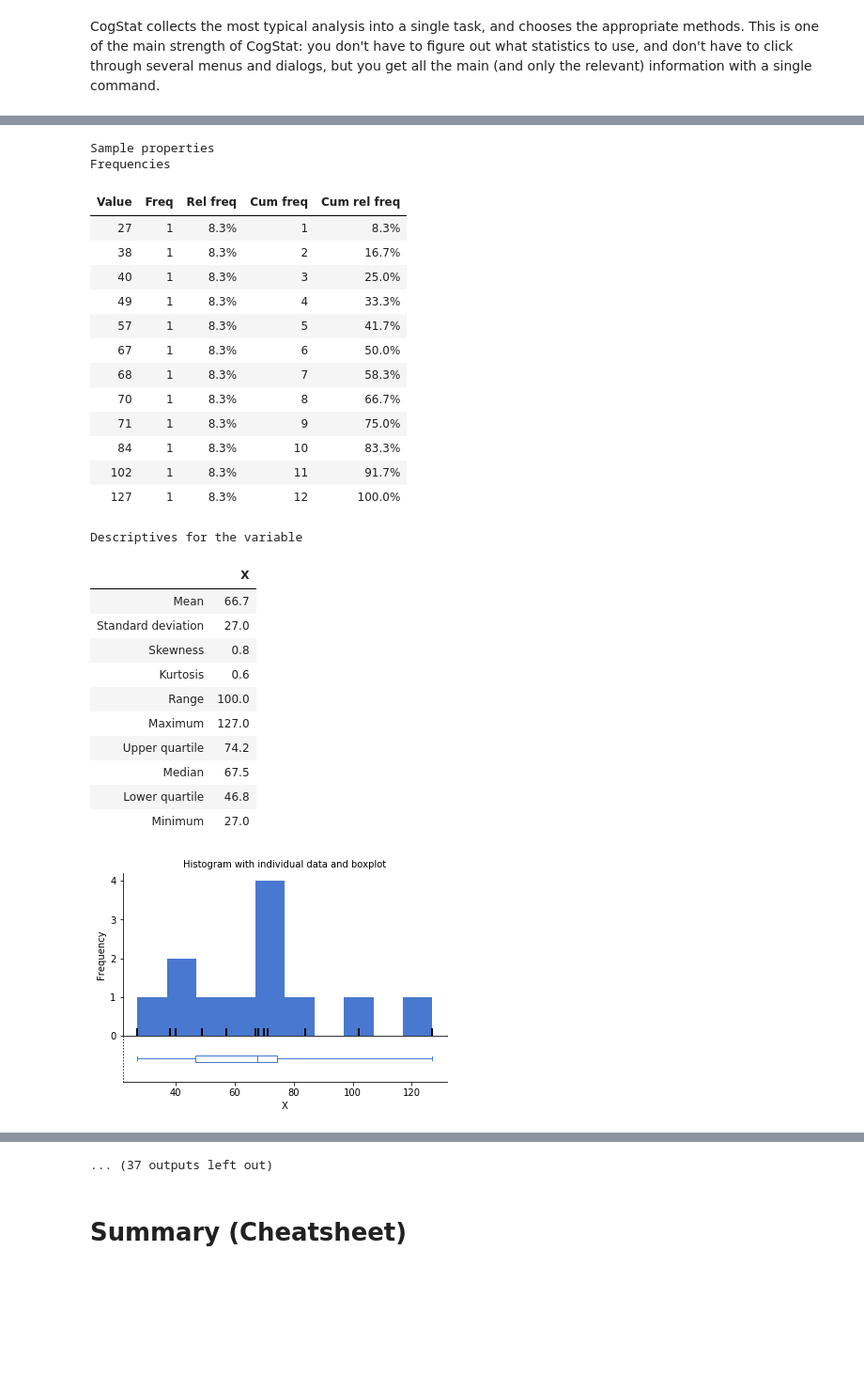
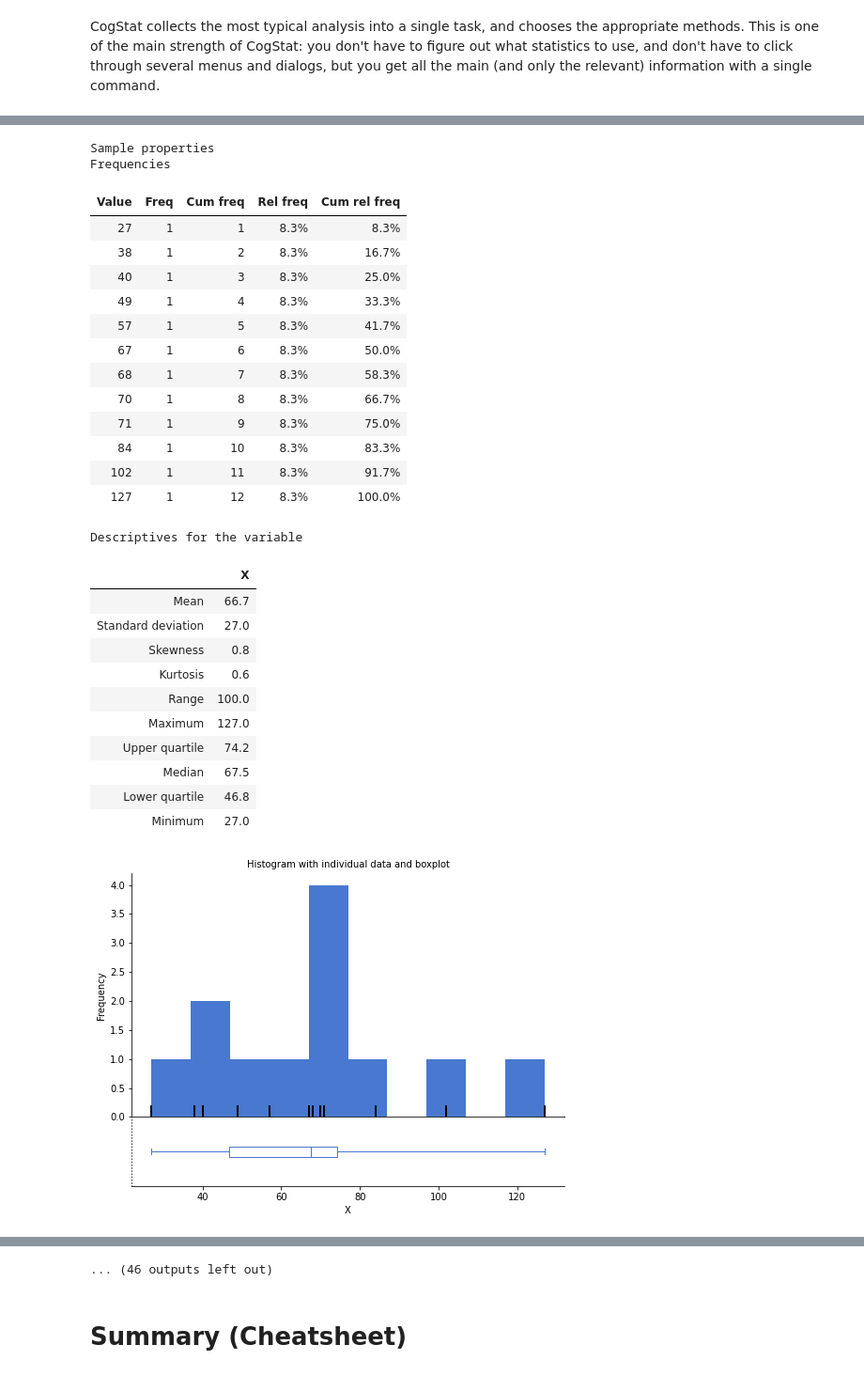
Before and after one commit to cogstat/cogstat, a Jupyter notebook: cogstat/docs/CogStat Jupyter Notebook tutorial.ipynb, the cells around one changed output, grey strips where cells are left out. Shown at 94% size. Cells and saved outputs as stored; diff of their text form; code cells hidden in the pictures; blank space fills up the shorter version.

```diff
--- a/cogstat/docs/CogStat Jupyter Notebook tutorial.ipynb
+++ b/cogstat/docs/CogStat Jupyter Notebook tutorial.ipynb
@@ -412,23 +410,26 @@ cs.display(data.print_data())
 
 ### Explore variable ###
 # Get the most important statistics of a single variable
-# Different parts of the output can be switched on and off
 cs.display(data.explore_variable('X', frequencies=True, central_value=0.0))
 # A shorter, but less readable version:
 #cs.display(data.explore_variable('X', 1, 0.0))
 
 ### Explore variable pair ###
 # Get the statistics of a variable pair
-cs.display(data.explore_variable_pair('X', 'Y'))
+# Optionally
+cs.display(data.explore_variable_pair('X', 'Y', xlims=[None, None], ylims=[None, None]))
 
 ### Pivot tables ###
 # Pivot tables are only available from the GUI at the moment
 # Fortunatelly, all CogStat pivot computations can be run in pandas
 
+### Behavioral data diffusion analyses ###
+# cs.display(data.diffusion(error_name=['error'], RT_name=['RT'], participant_name=['participant_id'], condition_names=['loudness', 'side']))
+
 ### Compare variables ###
 # Specify two or more variables to compare
-cs.display(data.compare_variables(['X', 'Y']))
-
+# Optionally set the visible range of the y axis
+cs.display(data.compare_variables(['X', 'Y'], factors=[], ylims=[None, None]))
 # To use several factors add the factor names and levels, too. Variable names will be assigned to the factor
 # level combinations automatically.
 # cs.display(data.compare_variables(['F1S1', 'F1S2', 'F2S1', 'F2S2']), factors=[['first factor', 2], ['second factor', 2]])
@@ -436,6 +437,7 @@ cs.display(data.compare_variables(['X', 'Y']))
 
 ### Compare groups ###
 # Specify a dependent and a grouping variable
-cs.display(data.compare_groups('X', grouping_variables=['TIME']))
+# Optionally set the visible range of the y axis
+cs.display(data.compare_groups('X', grouping_variables=['TIME'], ylims=[None, None]))
 # %% [output]
 Data
@@ -465,35 +467,35 @@ N of missing cases: 0
 Sample properties
 Frequencies
-| Value | Freq | Rel freq | Cum freq | Cum rel freq |
-| 27 | 1 | 8.3% | 1 | 8.3% |
-| 38 | 1 | 8.3% | 2 | 16.7% |
-| 40 | 1 | 8.3% | 3 | 25.0% |
-| 49 | 1 | 8.3% | 4 | 33.3% |
-| 57 | 1 | 8.3% | 5 | 41.7% |
-| 67 | 1 | 8.3% | 6 | 50.0% |
-| 68 | 1 | 8.3% | 7 | 58.3% |
-| 70 | 1 | 8.3% | 8 | 66.7% |
-| 71 | 1 | 8.3% | 9 | 75.0% |
-| 84 | 1 | 8.3% | 10 | 83.3% |
-| 102 | 1 | 8.3% | 11 | 91.7% |
-| 127 | 1 | 8.3% | 12 | 100.0% |
+| Value | Freq | Cum freq | Rel freq | Cum rel freq |
+| 27 | 1 | 1 | 8.3% | 8.3% |
+| 38 | 1 | 2 | 8.3% | 16.7% |
+| 40 | 1 | 3 | 8.3% | 25.0% |
+| 49 | 1 | 4 | 8.3% | 33.3% |
+| 57 | 1 | 5 | 8.3% | 41.7% |
+| 67 | 1 | 6 | 8.3% | 50.0% |
+| 68 | 1 | 7 | 8.3% | 58.3% |
+| 70 | 1 | 8 | 8.3% | 66.7% |
+| 71 | 1 | 9 | 8.3% | 75.0% |
+| 84 | 1 | 10 | 8.3% | 83.3% |
+| 102 | 1 | 11 | 8.3% | 91.7% |
+| 127 | 1 | 12 | 8.3% | 100.0% |
 Descriptives for the variable
 |  | X |
 | Mean | 66.7 |
 | Standard deviation | 27.0 |
 | Skewness | 0.8 |
 | Kurtosis | 0.6 |
 | Range | 100.0 |
 | Maximum | 127.0 |
 | Upper quartile | 74.2 |
 | Median | 67.5 |
 | Lower quartile | 46.8 |
 | Minimum | 27.0 |
-[figure, old version]
+[figure, new version]
 Population properties
 Normality
 Shapiro-Wilk normality test in variable X: W = 0.95, p = 0.635
-... (37 outputs left out)
+... (46 outputs left out)
 # %% [markdown]
 # Summary (Cheatsheet)
 # %%
```
Also changed, not shown: parts of 7 cells of this notebook.
